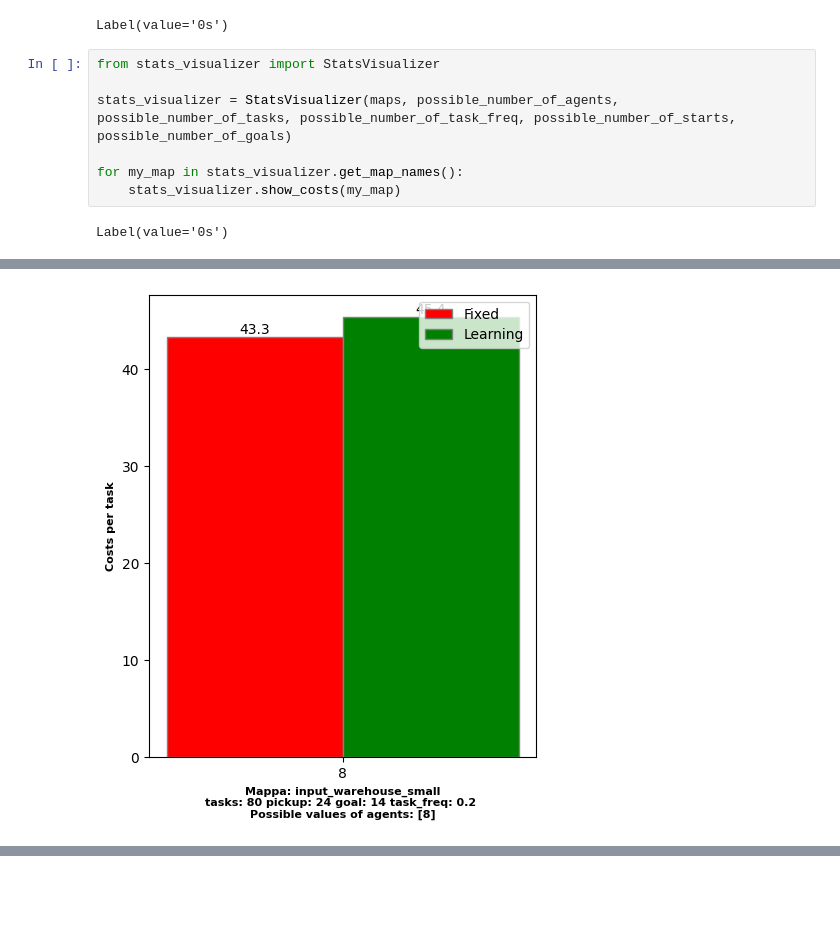
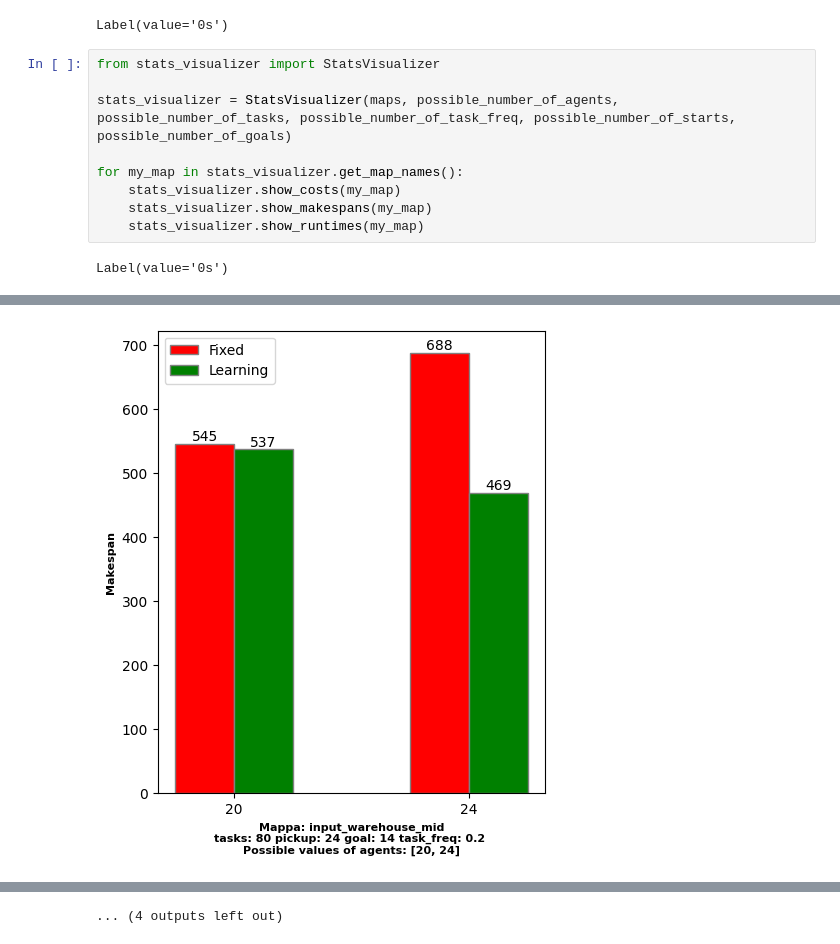
Before and after one commit to pullipulli/estimation_MAPD-P, a Jupyter notebook: Utils/ShowStats/show_results.ipynb, the cells around one changed output, grey strips where cells are left out. Cells and saved outputs as stored; diff of their text form; blank space fills up the shorter version.

Commit message:
Runtimes and makespans

```diff
--- a/Utils/ShowStats/show_results.ipynb
+++ b/Utils/ShowStats/show_results.ipynb
@@ -30,6 +30,8 @@ stats_visualizer = StatsVisualizer(maps, possible_number_of_agents, possible_num
 
 for my_map in stats_visualizer.get_map_names():
     stats_visualizer.show_costs(my_map)
+    stats_visualizer.show_makespans(my_map)
+    stats_visualizer.show_runtimes(my_map)
 # %% [output]
 Label(value='0s')
 [figure]
@@ -39 +41 @@ Label(value='0s')
-[figure, old version]
+[figure, new version]
@@ -39,0 +48 @@ Label(value='0s')
+... (4 outputs left out)
```
Also changed, not shown: parts of 1 cell of this notebook, 1 other file.
